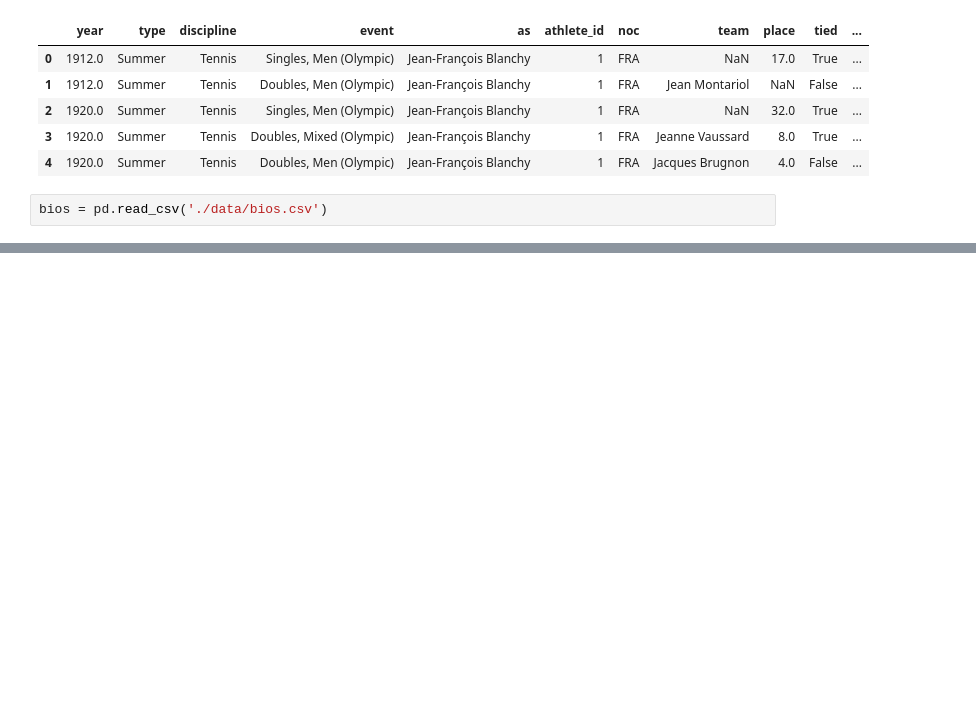
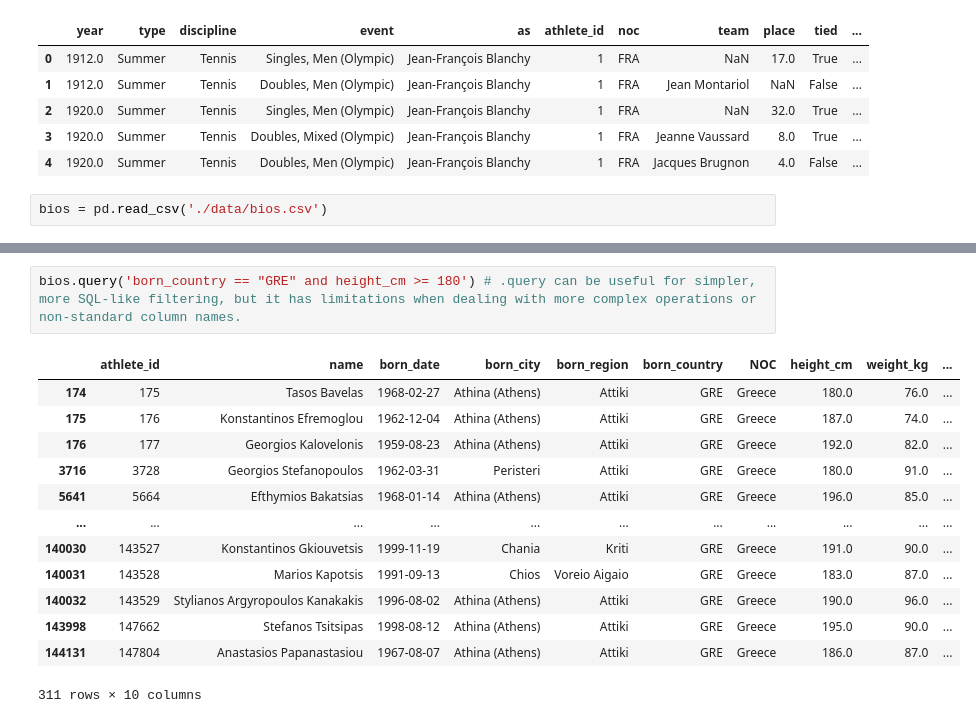
Before and after one commit to p-tsitsekidis/Pandas-Playground, a Jupyter notebook: playground.ipynb, the cells around one changed output, grey strips where cells are left out. Drawn from its saved outputs; the diff is of its cells as text; blank space fills up the shorter version.

```diff
--- a/playground.ipynb
+++ b/playground.ipynb
@@ -361,0 +577,16 @@ bios = pd.read_csv('./data/bios.csv')
+# %%
+bios.query('born_country == "GRE" and height_cm >= 180') # .query can be useful for simpler, more SQL-like filtering, but it has limitations when dealing with more complex operations or non-standard column names.
+# %% [output]
+|  | athlete_id | name | born_date | born_city | born_region | born_country | NOC | height_cm | weight_kg | ... |
+| 174 | 175 | Tasos Bavelas | 1968-02-27 | Athina (Athens) | Attiki | GRE | Greece | 180.0 | 76.0 | ... |
+| 175 | 176 | Konstantinos Efremoglou | 1962-12-04 | Athina (Athens) | Attiki | GRE | Greece | 187.0 | 74.0 | ... |
+| 176 | 177 | Georgios Kalovelonis | 1959-08-23 | Athina (Athens) | Attiki | GRE | Greece | 192.0 | 82.0 | ... |
+| 3716 | 3728 | Georgios Stefanopoulos | 1962-03-31 | Peristeri | Attiki | GRE | Greece | 180.0 | 91.0 | ... |
+| 5641 | 5664 | Efthymios Bakatsias | 1968-01-14 | Athina (Athens) | Attiki | GRE | Greece | 196.0 | 85.0 | ... |
+| ... | ... | ... | ... | ... | ... | ... | ... | ... | ... | ... |
+| 140030 | 143527 | Konstantinos Gkiouvetsis | 1999-11-19 | Chania | Kriti | GRE | Greece | 191.0 | 90.0 | ... |
+| 140031 | 143528 | Marios Kapotsis | 1991-09-13 | Chios | Voreio Aigaio | GRE | Greece | 183.0 | 87.0 | ... |
+| 140032 | 143529 | Stylianos Argyropoulos Kanakakis | 1996-08-02 | Athina (Athens) | Attiki | GRE | Greece | 190.0 | 96.0 | ... |
+| 143998 | 147662 | Stefanos Tsitsipas | 1998-08-12 | Athina (Athens) | Attiki | GRE | Greece | 195.0 | 90.0 | ... |
+| 144131 | 147804 | Anastasios Papanastasiou | 1967-08-07 | Athina (Athens) | Attiki | GRE | Greece | 186.0 | 87.0 | ... |
+311 rows × 10 columns
```
Also changed, not shown: parts of 13 cells of this notebook.
